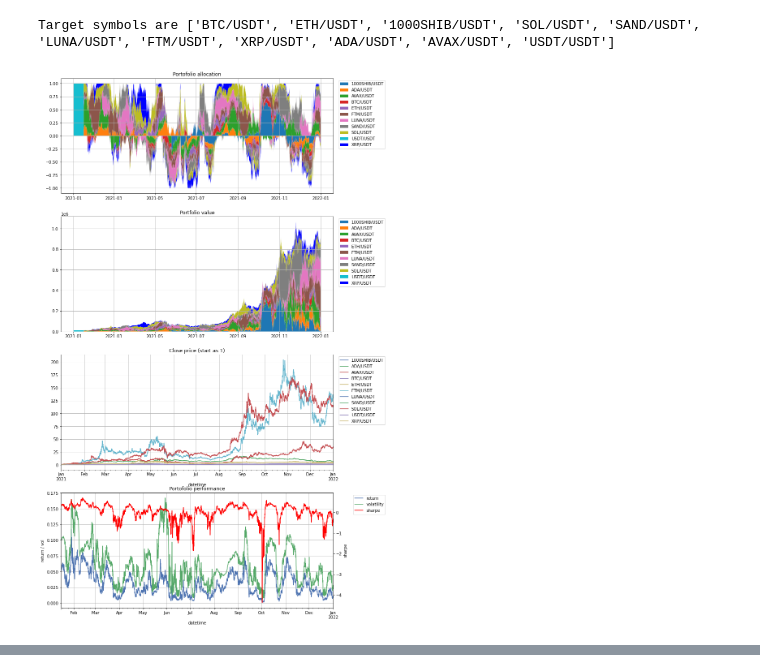
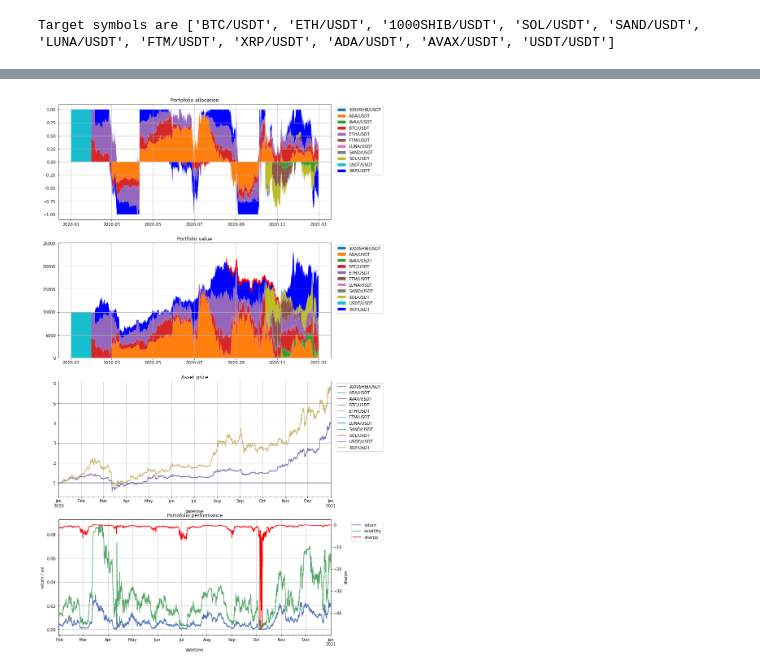
Before and after one commit to takahiro47/crypto_portfolio_bot, a Jupyter notebook: crypto_portfolio_bot.ipynb, the cells around one changed output, grey strips where cells are left out. Saved outputs shown, nothing was run; the diff lists cells and outputs as text; code cells hidden in the pictures.

```diff
--- a/crypto_portfolio_bot.ipynb
+++ b/crypto_portfolio_bot.ipynb
@@ -14,26 +14,26 @@ mlflow.set_experiment('crypto_portfolio_bot')
 
 # 実験のパラメータ
 experiment_options = {
-    'backtest_from': '2021-01-01 00:00:00+00',
-    'backtest_to': '2022-01-01 00:00:00+00',
+    'backtest_from': '2020-01-01 00:00:00+00',
+    'backtest_to': '2023-01-01 00:00:00+00',
     'objective_type': 'max_quadratic_utility',
     'objective_param': 1.0,
     'download_timebar': False,
     'calculate_topx': False,
     'l2_reg': True,
-    'l2_reg_gamma': 0.05,
+    'l2_reg_gamma': 0.02,
     'weight_upper_bound': 1,            # 1銘柄のポジション / 全ポジションの絶対値の合計の最大値
     'weight_lower_bound': -1,           # 1銘柄のポジション / 全ポジションの絶対値の合計の最小値
     'rebalance_interval': 2*60*60,      # ポートフォリオリバランス間隔 [秒]
     'execution_period': 1.5*60*60,      # ポートフォリオリバランス実行期間 [秒]
     'timebar_interval': 5*60,           # タイムバー間隔 [秒]
-    'weight_calc_period': 15*24*60*60,  # ポートフォリオ計算時のリターン系列の長さ [秒]
+    'weight_calc_period': 30*24*60*60,  # ポートフォリオ計算時のリターン系列の長さ [秒]
     'execution_cost': 0.001,            # トレード手数料
     'initial_usdt_value': 10000.0       # ポートフォリオ計算開始時のUSDT残高
 }
 
 mlflow.end_run()
-mlflow.log_dict(experiment_options, 'experiment_optios.json')
+mlflow.log_dict(experiment_options, 'experiment_options.json')
 
 for _idx, _value in enumerate(experiment_options):
     print(f'{_value}: {experiment_options[_value]}')
@@ -386,6 +405,16 @@ def visualize_performance(df, array_performance, render_from, render_to, options
     _ax[1].legend(bbox_to_anchor=(1.2, 1))
     _ax[1].set_title('Portfolio value')
 
+    # DD表示
+    _df_value['total'] = _df_value.sum(axis=1)
+    _df_value['dd_val'] = _df_value['total'].cummax() - _df_value['total']
+    _dd_end = _df_value['dd_val'].idxmax()
+    _dd_start = _df_value['total'].cummax()[:_dd_end].idxmax()
+    _ax[1].plot(_df_value[_dd_start:_dd_end].index, _df_value[_dd_start:_dd_end]['total'], color='r', scalex=False, scaley=False)
+    _dd_dict = { 'start': _dd_start.strftime("%m/%d/%Y %H:%M:%S%z"), 'end': _dd_end.strftime("%m/%d/%Y %H:%M:%S%z"), 'dd_value': _df_value.loc[_dd_end, 'dd_val'], 'dd_pct': 1 - (_df_value.loc[_dd_end,'total'] / _df_value.loc[_dd_start, 'total']) }
+    mlflow.log_dict(_dd_dict, 'drawdown.json')
+    print(f"Max DD info: From {_dd_dict['start']} to {_dd_dict['end']}. DD value: {_dd_dict['dd_value']:.02f} USDT ({_dd_dict['dd_pct']*100:.02f}%)")
+
     # クローズ系列の描画
     _df_close = df.loc[(df.index.get_level_values('datetime').astype(np.int64) // 10**9 % options['rebalance_interval'] == 0), :]
     _df_close = _df_close.reset_index().pivot(index = 'datetime', columns = 'symbol', values='close').dropna(how = 'all').fillna(0)
@@ -393,7 +422,7 @@ def visualize_performance(df, array_performance, render_from, render_to, options
     _df_close = _df_close / _df_close.iloc[0]
     _df_close.plot(ax=_ax[2])
     _ax[2].grid(True)
-    _ax[2].set_title(f'Close price (start as 1)')
+    _ax[2].set_title(f'Asset price')
     _ax[2].legend(bbox_to_anchor=(1.2, 1))
 
     # ポートフォリオ自体のパフォーマンス表示用のデータフレームを準備
@@ -418,10 +447,6 @@ def visualize_performance(df, array_performance, render_from, render_to, options
 # パフォーマンスを表示
 df_portfolio = df_portfolio.sort_index()
 df_portfolio.fillna(0, inplace=True)
-#visualize_performance(df_portfolio, array_performance, '2020-01-01 00:00:00+00', '2023-01-01 00:00:00+00', experiment_options).show()
-#visualize_performance(df_portfolio, array_performance, '2020-01-01 00:00:00+00', '2021-01-01 00:00:00+00', experiment_options).show()
-#visualize_performance(df_portfolio, array_performance, '2021-01-01 00:00:00+00', '2022-01-01 00:00:00+00', experiment_options).show()
-#visualize_performance(df_portfolio, array_performance, '2022-01-01 00:00:00+00', '2023-01-01 00:00:00+00', experiment_options).show()
-visualize_performance(df_portfolio, array_performance, experiment_options['backtest_from'], experiment_options['backtest_to'], experiment_options).show()
-# %% [output]
-[figure, removed]
+# %%
+visualize_performance(df_portfolio, array_performance, '2020-01-01 00:00:00+00', '2021-01-01 00:00:00+00', experiment_options).show()
+# %% [output]
@@ -427,0 +454 @@ visualize_performance(df_portfolio, array_performance, experiment_options['backt
+[figure, added]
```
Also changed, not shown: parts of 7 cells of this notebook.
